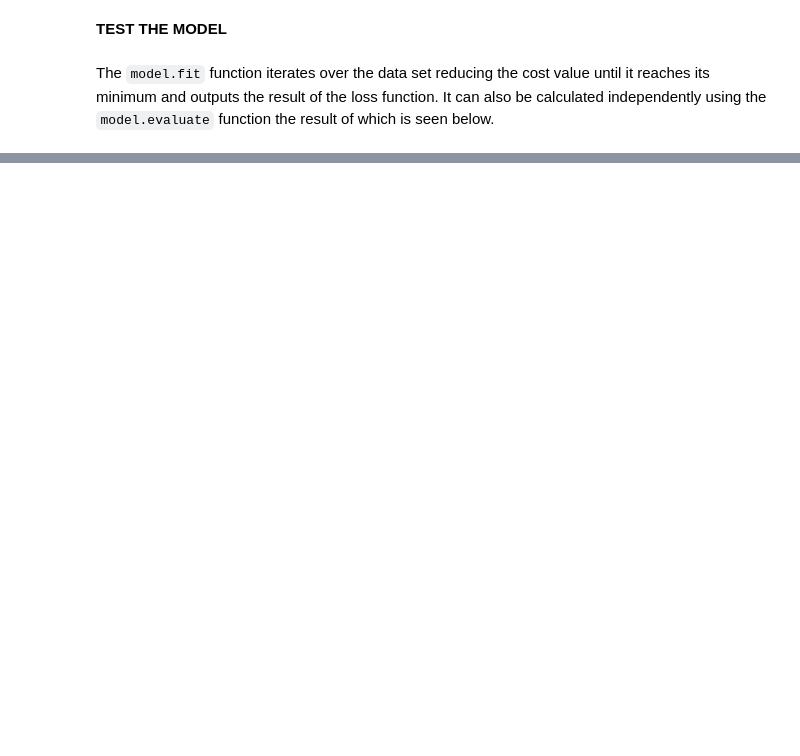
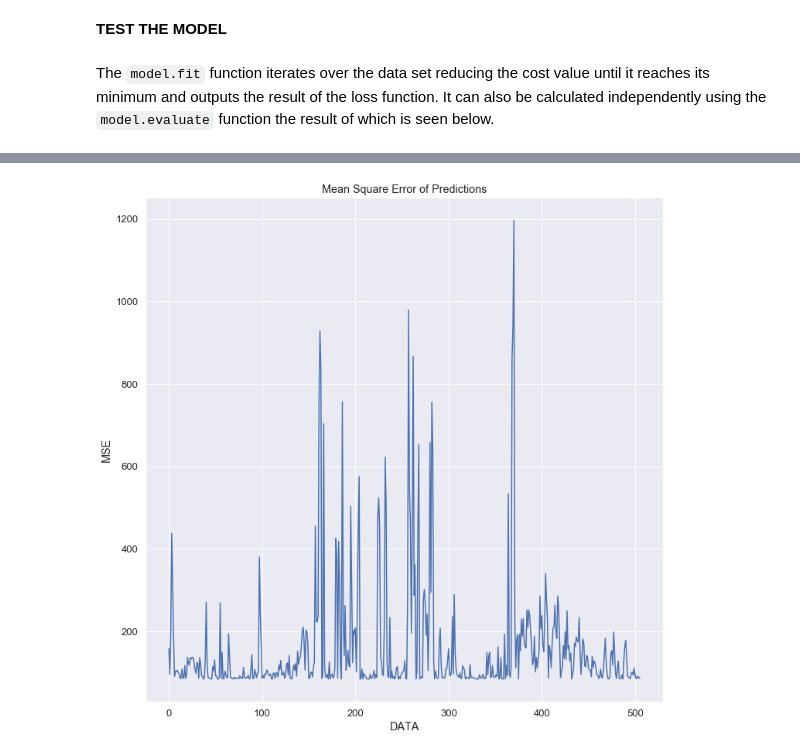
Before and after one commit to oreillyh/Machine-Learning-Statistics, a Jupyter notebook: MACHINE LEARNING AND STATISTICS PROJECT .ipynb, the cells around one changed output, grey strips where cells are left out. Saved outputs shown, nothing was run; the diff lists cells and outputs as text; code cells hidden in the pictures; blank space fills up the shorter version.

```diff
--- a/MACHINE LEARNING AND STATISTICS PROJECT .ipynb
+++ b/MACHINE LEARNING AND STATISTICS PROJECT .ipynb
@@ -649,0 +674,6 @@ How ever subsequent predictions of house prices have been erratic.
+# %%
+#Evaluate the Mean-Squared error
+
+error = kr.losses.mean_squared_error(y_true, y_pred)
+
+print(error[:100])
@@ -649,0 +699,10 @@ How ever subsequent predictions of house prices have been erratic.
+# %%
+plt.figure(figsize=(12, 12))
+plt.plot(error, 'b-', label ='Mean-Square-error')
+plt.title("Mean Square Error of Predictions")
+plt.ylabel("MSE")
+plt.xlabel("DATA")
+#plt.legend(["Prediction", "Actual"], loc="upper center")
+plt.show()
+# %% [output]
+[figure, added]
```
Also changed, not shown: parts of 16 cells of this notebook, 1 other file.
